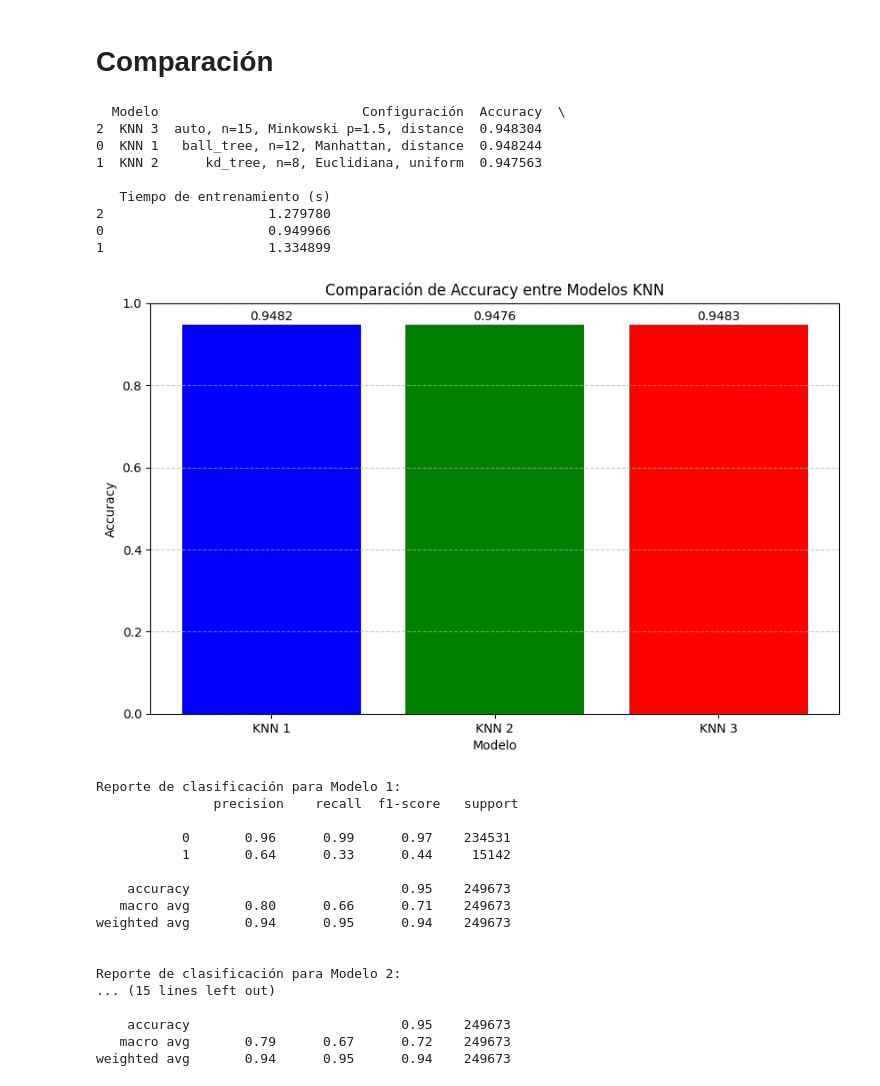
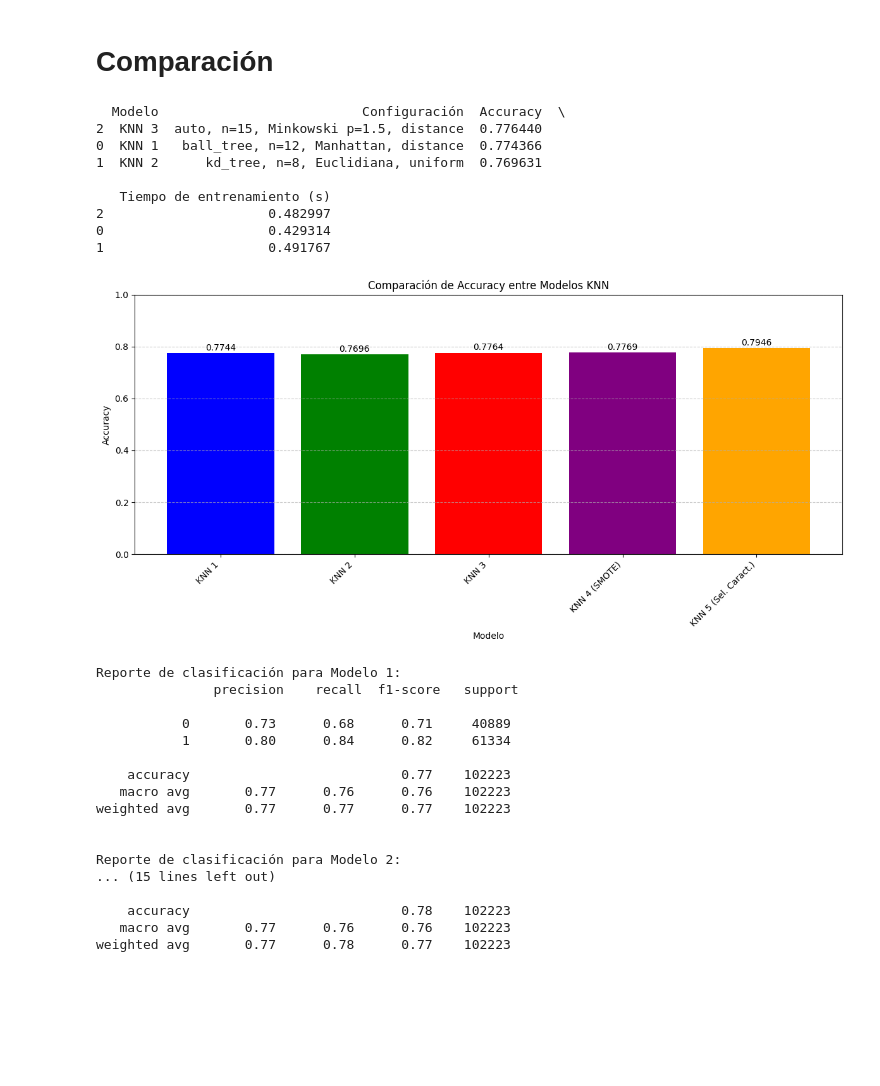
Before and after one commit to Sofiamishel2003/Proyecto-3, a Jupyter notebook: Modelos de aprendizaje/Modelo_KNN.ipynb, the cells around one changed output. Cells and saved outputs as stored; diff of their text form; code cells hidden in the pictures; blank space fills up the shorter version.

Commit message:
modify: modificación de adatates incorporación de dos nuevos modelos KNN

```diff
--- a/Modelos de aprendizaje/Modelo_KNN.ipynb
+++ b/Modelos de aprendizaje/Modelo_KNN.ipynb
@@ -19,7 +19,7 @@ from sklearn.svm import SVC
 from sklearn.neural_network import MLPClassifier
 from sklearn.linear_model import LogisticRegression
 # %%
-df = pd.read_csv('../Datos/dataset_modelo.csv')
+df = pd.read_csv('../Datos/dataset_muestra60.csv')
 
 ocupacion_columns = ['Ocupacion del Hombre', 'Ocupacion de la Mujer']
 
@@ -146,0 +144,20 @@ Tiempo de entrenamiento KNN 3: 1.28 segundos
+# %%
+
+# Modelo con SMOTE para balanceo de clases
+knn_modelo4 = make_pipeline(preprocesador, KNeighborsClassifier(
+    algorithm='auto',
+    n_neighbors=20,  # Más vecinos para suavizar el efecto de SMOTE
+    p=1.5,  # Distancia de Minkowski
+    weights='distance')
+)
+
+start = time.time()
+knn_modelo4.fit(X_train, y_train)
+tiempo_entrenamiento_knn4 = time.time() - start
+y_pred_knn4 = knn_modelo4.predict(X_test)
+accuracy_knn4 = accuracy_score(y_test, y_pred_knn4)
+
+print(f"Accuracy del modelo KNN 4 (SMOTE): {accuracy_knn4:.4f}")
+print(f"Tiempo de entrenamiento KNN 4: {tiempo_entrenamiento_knn4:.2f} segundos")
+print("\nReporte de Clasificación KNN 4:")
+print(classification_report(y_test, y_pred_knn4))
@@ -166,33 +252,39 @@ comparacion_df = pd.DataFrame({
 print(comparacion_df.sort_values('Accuracy', ascending=False))
 # %% [output]
   Modelo                          Configuración  Accuracy  \
-2  KNN 3  auto, n=15, Minkowski p=1.5, distance  0.948304
-0  KNN 1   ball_tree, n=12, Manhattan, distance  0.948244
-1  KNN 2      kd_tree, n=8, Euclidiana, uniform  0.947563
+2  KNN 3  auto, n=15, Minkowski p=1.5, distance  0.776440
+0  KNN 1   ball_tree, n=12, Manhattan, distance  0.774366
+1  KNN 2      kd_tree, n=8, Euclidiana, uniform  0.769631
 
    Tiempo de entrenamiento (s)
-2                     1.279780
-0                     0.949966
-1                     1.334899
+2                     0.482997
+0                     0.429314
+1                     0.491767
 # %%
-# Gráfico simple comparativo de accuracy
-plt.figure(figsize=(10, 6))
-plt.bar(['KNN 1', 'KNN 2', 'KNN 3'], [accuracy_knn1, accuracy_knn2, accuracy_knn3], color=['blue', 'green', 'red'])
+# Gráfico  comparativo de accuracy
+plt.figure(figsize=(12, 6))
+modelos = ['KNN 1', 'KNN 2', 'KNN 3', 'KNN 4 (SMOTE)', 'KNN 5 (Sel. Caract.)']
+accuracies = [accuracy_knn1, accuracy_knn2, accuracy_knn3, accuracy_knn4, accuracy_knn5]
+colores = ['blue', 'green', 'red', 'purple', 'orange']
+
+plt.bar(modelos, accuracies, color=colores)
 
 # Añadir etiquetas y título
 plt.xlabel('Modelo')
 plt.ylabel('Accuracy')
 plt.title('Comparación de Accuracy entre Modelos KNN')
 
 # Mostrar valores sobre las barras
-for i, v in enumerate([accuracy_knn1, accuracy_knn2, accuracy_knn3]):
+for i, v in enumerate(accuracies):
     plt.text(i, v + 0.01, f'{v:.4f}', ha='center')
 
-plt.ylim(0, 1)  # Establecer límite en el eje Y
+plt.ylim(0, 1)  # Establecer límite en el aje Y
 plt.grid(axis='y', linestyle='--', alpha=0.7)
+plt.xticks(rotation=45, ha='right')
+plt.tight_layout()
 plt.show()
 # %% [output]
-[figure, old version]
+[figure, new version]
 # %%
 print("Reporte de clasificación para Modelo 1:\n", classification_report(y_test, y_pred_knn1))
 print("\nReporte de clasificación para Modelo 2:\n", classification_report(y_test, y_pred_knn2))
@@ -201,17 +293,17 @@ print("\nReporte de clasificación para Modelo 3:\n", classification_report(y_te
 Reporte de clasificación para Modelo 1:
                precision    recall  f1-score   support
 
-           0       0.96      0.99      0.97    234531
-           1       0.64      0.33      0.44     15142
+           0       0.73      0.68      0.71     40889
+           1       0.80      0.84      0.82     61334
 
-    accuracy                           0.95    249673
-   macro avg       0.80      0.66      0.71    249673
-weighted avg       0.94      0.95      0.94    249673
+    accuracy                           0.77    102223
+   macro avg       0.77      0.76      0.76    102223
+weighted avg       0.77      0.77      0.77    102223
 
 
 Reporte de clasificación para Modelo 2:
 ... (15 lines left out)
 
-    accuracy                           0.95    249673
-   macro avg       0.79      0.67      0.72    249673
-weighted avg       0.94      0.95      0.94    249673
+    accuracy                           0.78    102223
+   macro avg       0.77      0.76      0.76    102223
+weighted avg       0.77      0.78      0.77    102223
```
Also changed, not shown: parts of 7 cells of this notebook.
